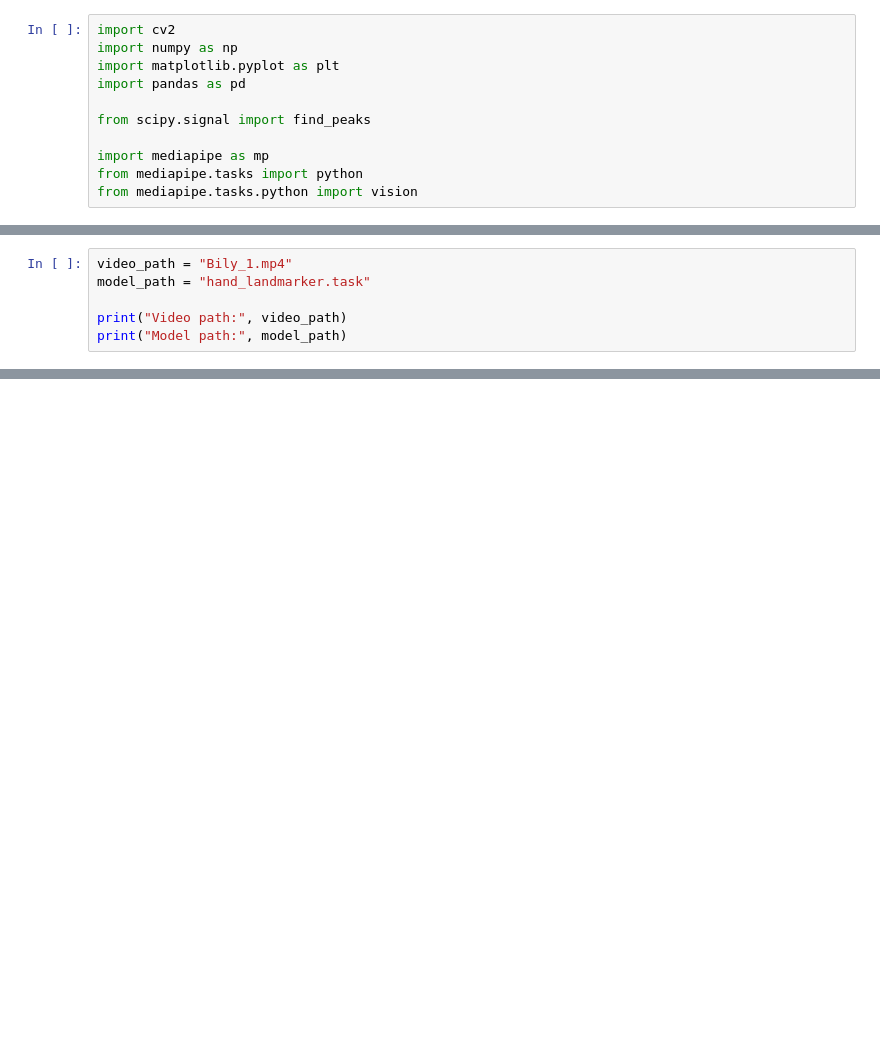
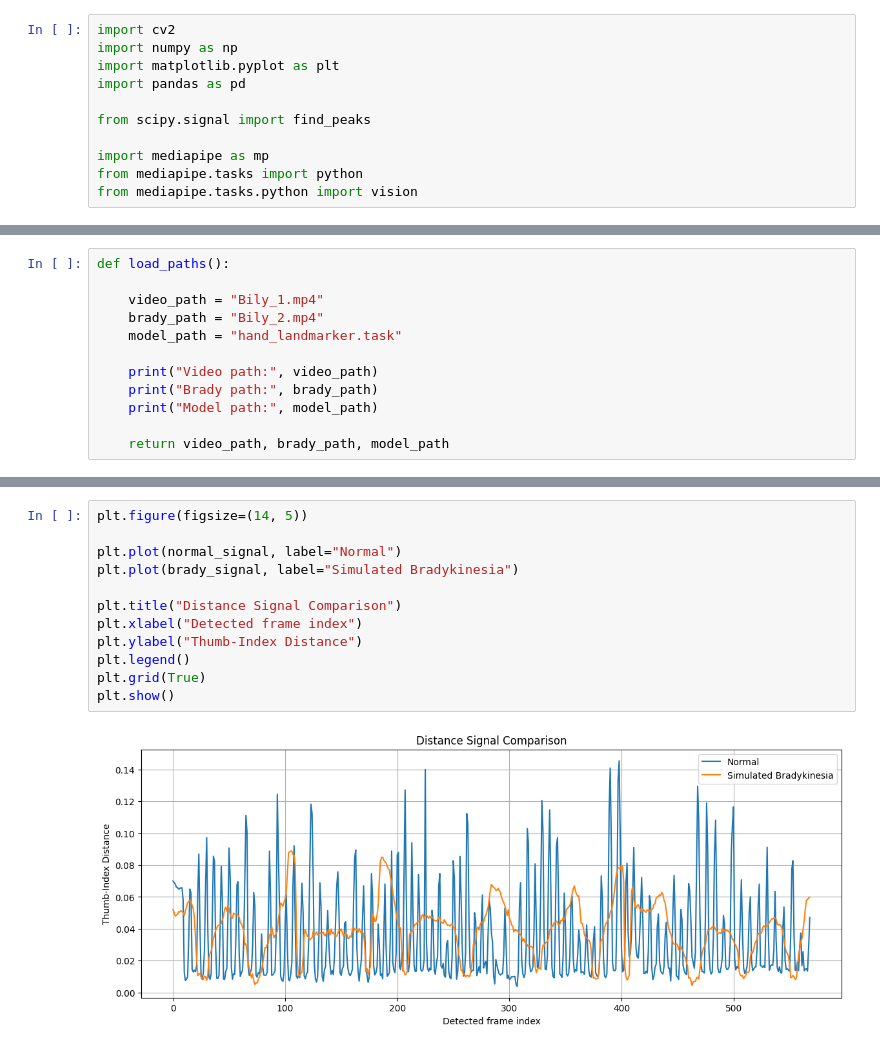
Before and after one commit to TarefBilel/FInger_Tapping_BC, a Jupyter notebook: Bily_Code.ipynb, the cells around one changed output, grey strips where cells are left out. Saved outputs shown, nothing was run; the diff lists cells and outputs as text; blank space fills up the shorter version.

```diff
--- a/Bily_Code.ipynb
+++ b/Bily_Code.ipynb
@@ -16,6 +18,12 @@ from mediapipe.tasks.python import vision
 # %%
-video_path = "Bily_1.mp4"
-model_path = "hand_landmarker.task"
+def load_paths():
 
-print("Video path:", video_path)
-print("Model path:", model_path)
+    video_path = "Bily_1.mp4"
+    brady_path = "Bily_2.mp4"
+    model_path = "hand_landmarker.task"
+
+    print("Video path:", video_path)
+    print("Brady path:", brady_path)
+    print("Model path:", model_path)
+
+    return video_path, brady_path, model_path
@@ -507,0 +800,14 @@ Processed video saved as tracked_output.mp4
+# %%
+plt.figure(figsize=(14, 5))
+
+plt.plot(normal_signal, label="Normal")
+plt.plot(brady_signal, label="Simulated Bradykinesia")
+
+plt.title("Distance Signal Comparison")
+plt.xlabel("Detected frame index")
+plt.ylabel("Thumb-Index Distance")
+plt.legend()
+plt.grid(True)
+plt.show()
+# %% [output]
+[figure, added]
```
Also changed, not shown: parts of 46 cells of this notebook, 5 other files.
